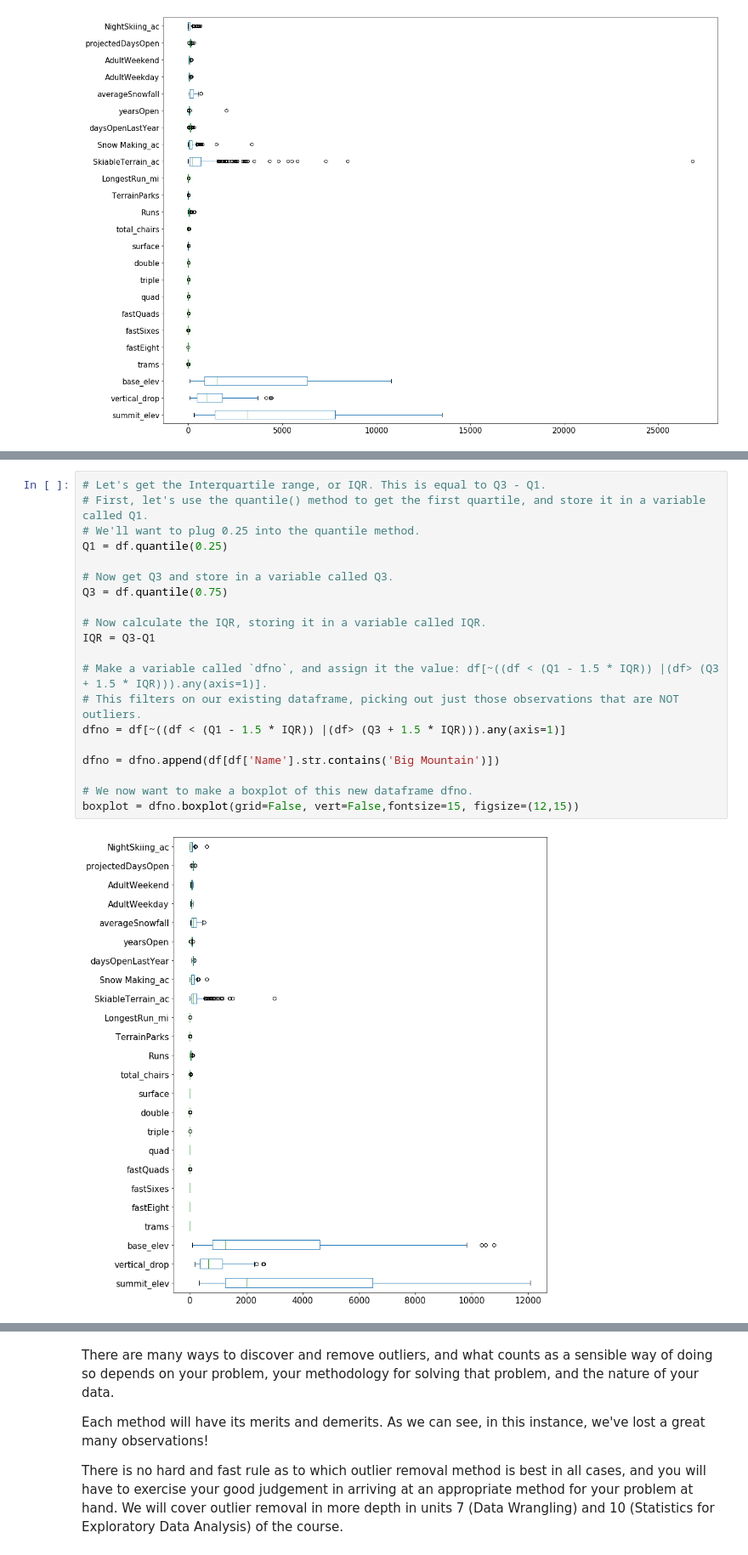
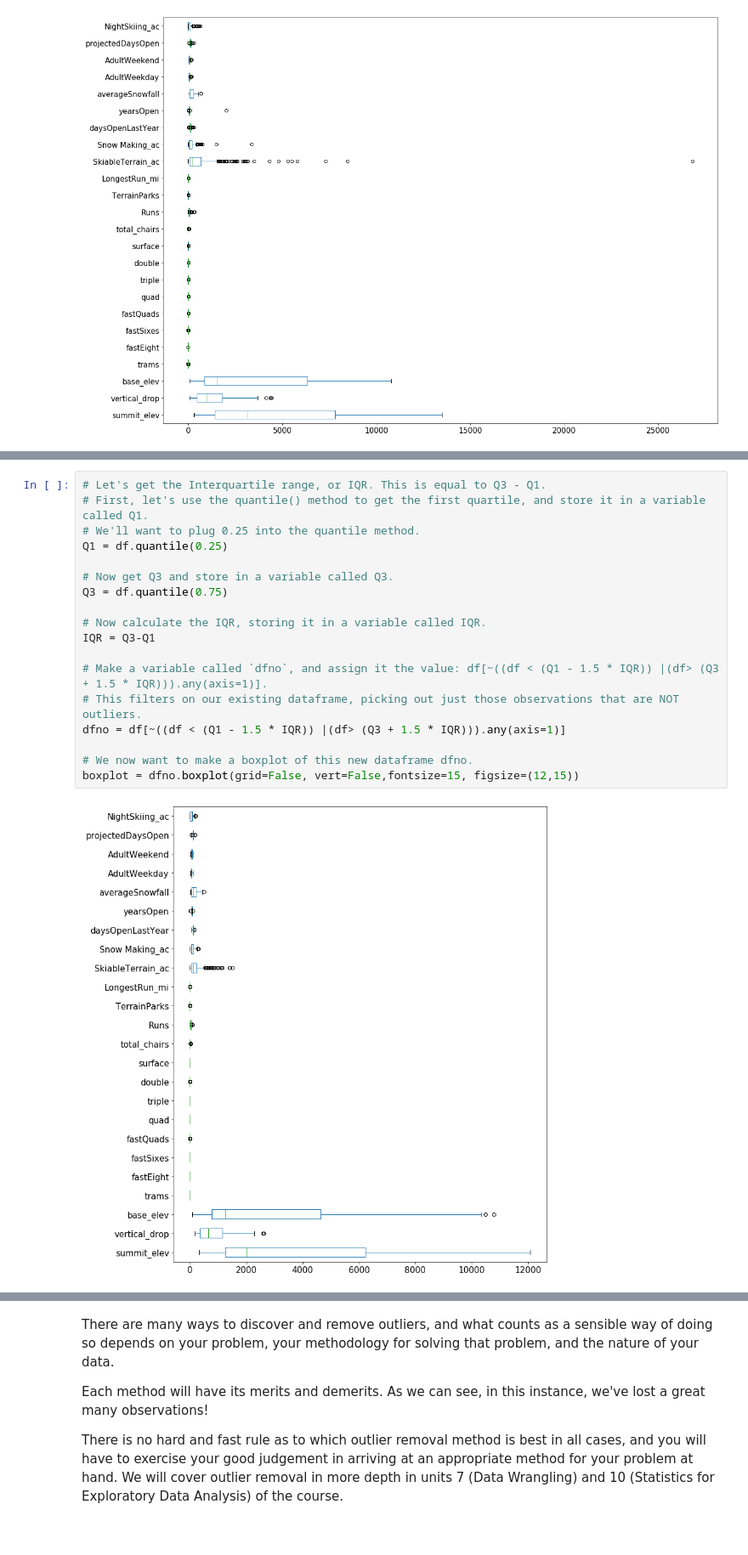
Before and after one commit to SanjaPanda/Guided-Capstone, a Jupyter notebook: Notebook_stepthree.ipynb, the cells around one changed output, grey strips where cells are left out. Shown at 85% size. Cells and saved outputs as stored; diff of their text form.

```diff
--- a/Notebook_stepthree.ipynb
+++ b/Notebook_stepthree.ipynb
@@ -173,22 +173,20 @@ Hint: Recall from your statistics prework that a common definition of an outlier
 # %%
 # Let's get the Interquartile range, or IQR. This is equal to Q3 - Q1.
 # First, let's use the quantile() method to get the first quartile, and store it in a variable called Q1.
 # We'll want to plug 0.25 into the quantile method.
 Q1 = df.quantile(0.25)
 
 # Now get Q3 and store in a variable called Q3.
 Q3 = df.quantile(0.75)
 
 # Now calculate the IQR, storing it in a variable called IQR.
 IQR = Q3-Q1
 
 # Make a variable called `dfno`, and assign it the value: df[~((df < (Q1 - 1.5 * IQR)) |(df> (Q3 + 1.5 * IQR))).any(axis=1)].
 # This filters on our existing dataframe, picking out just those observations that are NOT outliers.
 dfno = df[~((df < (Q1 - 1.5 * IQR)) |(df> (Q3 + 1.5 * IQR))).any(axis=1)]
 
-dfno = dfno.append(df[df['Name'].str.contains('Big Mountain')])
-
 # We now want to make a boxplot of this new dataframe dfno.
 boxplot = dfno.boxplot(grid=False, vert=False,fontsize=15, figsize=(12,15))
 # %% [output]
-[figure, old version]
+[figure, new version]
```
Also changed, not shown: parts of 17 cells of this notebook, 5 other files.
